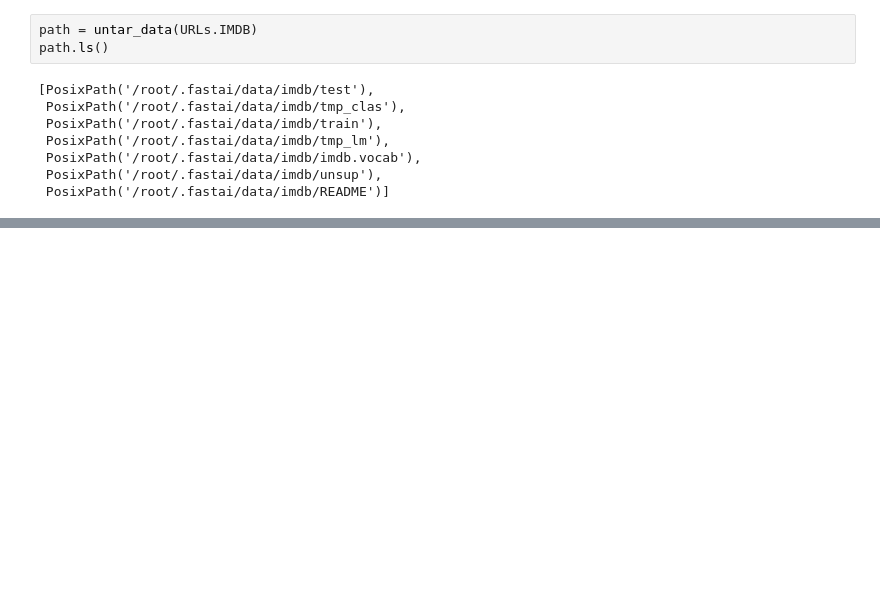
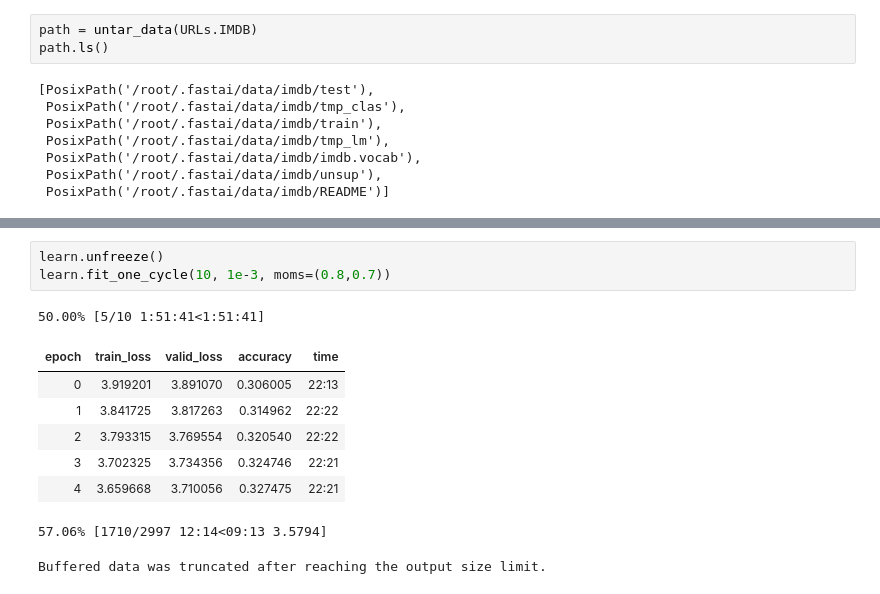
Before and after one commit to nishizaki0327/fastai, a Jupyter notebook: Lesson4.ipynb, the cells around one changed output, grey strips where cells are left out. Cells and saved outputs as stored; diff of their text form; blank space fills up the shorter version.

```diff
--- a/Lesson4.ipynb
+++ b/Lesson4.ipynb
@@ -111,0 +151,13 @@ pos.ls()
+# %%
+learn.unfreeze()
+learn.fit_one_cycle(10, 1e-3, moms=(0.8,0.7))
+# %% [output]
+50.00% [5/10 1:51:41<1:51:41]
+| epoch | train_loss | valid_loss | accuracy | time |
+| 0 | 3.919201 | 3.891070 | 0.306005 | 22:13 |
+| 1 | 3.841725 | 3.817263 | 0.314962 | 22:22 |
+| 2 | 3.793315 | 3.769554 | 0.320540 | 22:22 |
+| 3 | 3.702325 | 3.734356 | 0.324746 | 22:21 |
+| 4 | 3.659668 | 3.710056 | 0.327475 | 22:21 |
+57.06% [1710/2997 12:14<09:13 3.5794]
+Buffered data was truncated after reaching the output size limit.
```
Also changed, not shown: parts of 9 cells of this notebook.
